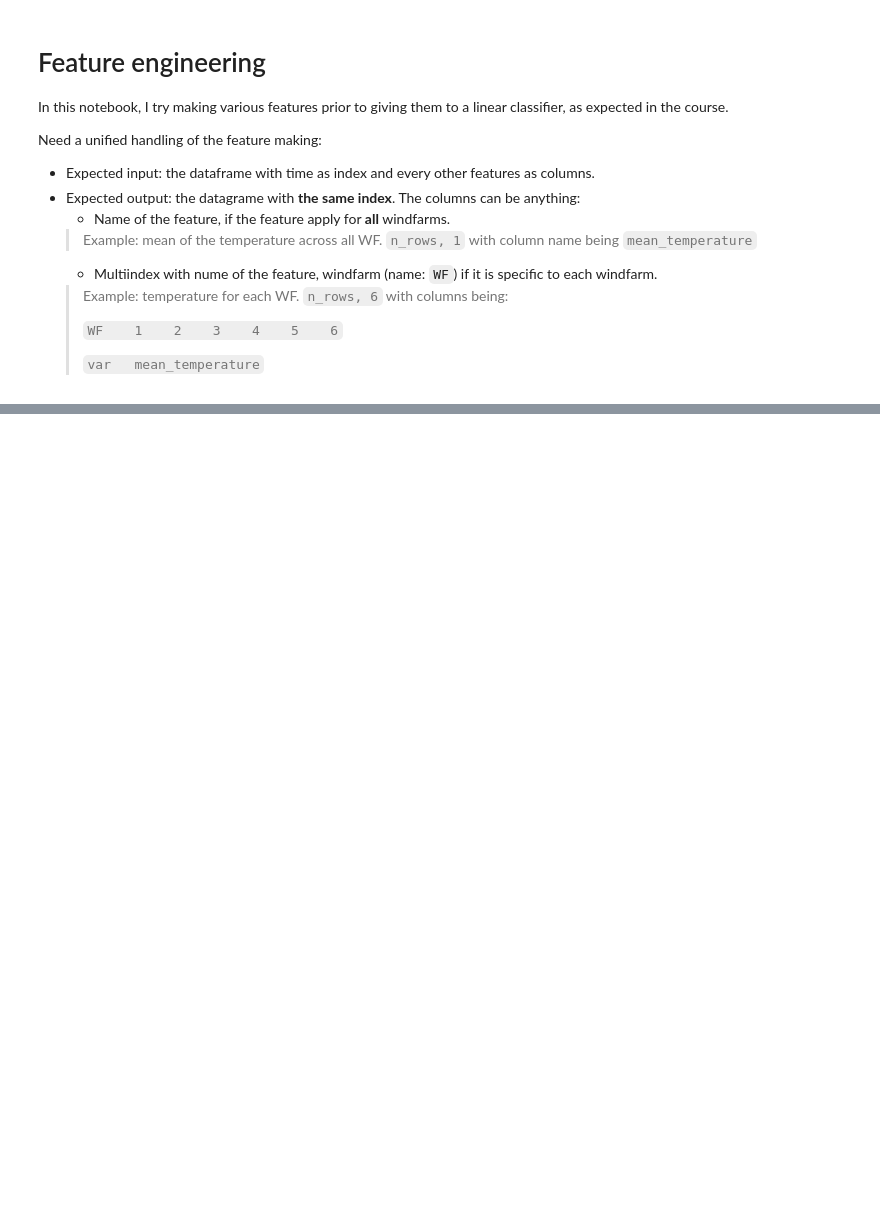
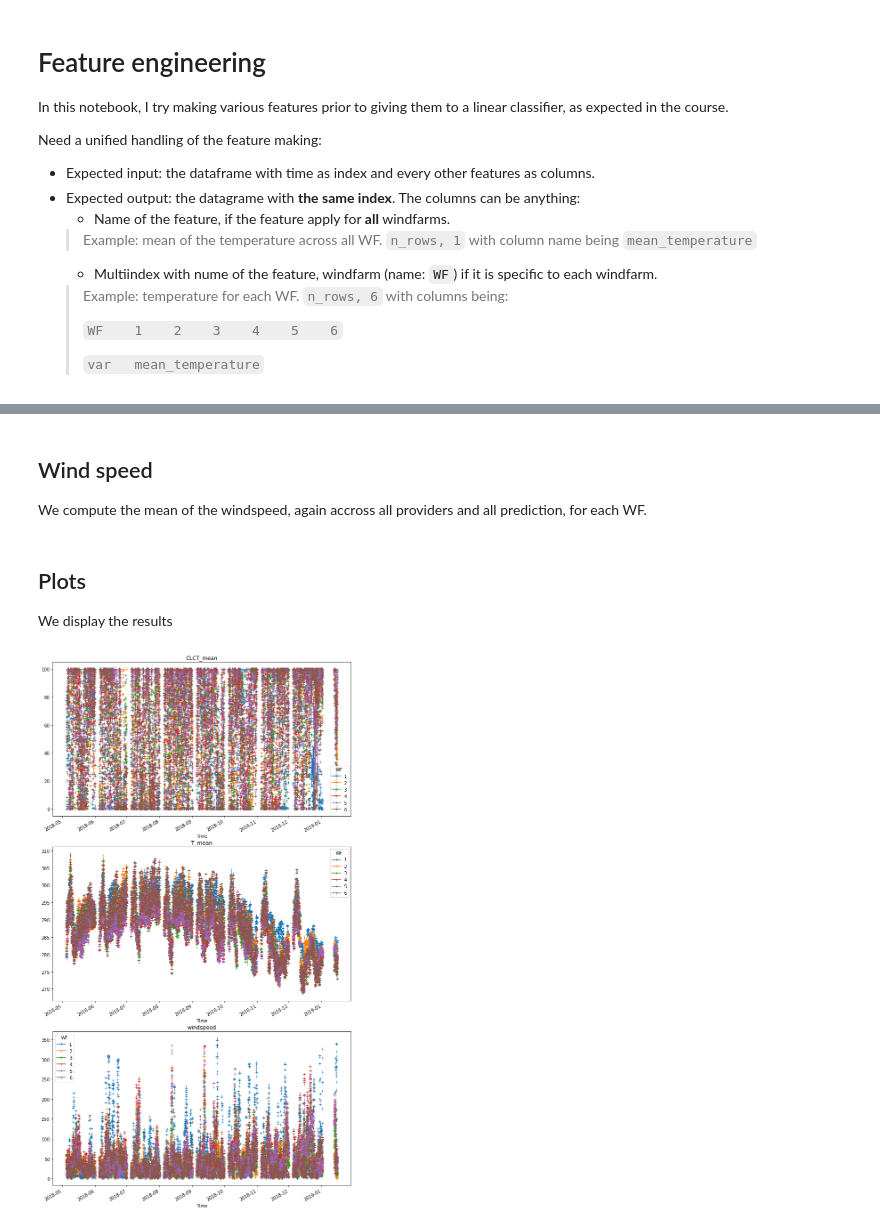
Before and after one commit to gaspardbb/astreos, a Jupyter notebook: feature_engineering.ipynb, the cells around one changed output, grey strips where cells are left out. Saved outputs shown, nothing was run; the diff lists cells and outputs as text; code cells hidden in the pictures; blank space fills up the shorter version.

Commit message:
Built features and display them.

```diff
--- a/feature_engineering.ipynb
+++ b/feature_engineering.ipynb
@@ -20,0 +21,31 @@ We start by simply taking the mean values for each windfarms.
+# %%
+import pandas as pd
+import matplotlib.pyplot as plt
+
+from features import mean_of_var, wind_speed
+from load_utils import load_train_data
+
+df = load_train_data()
+# %%
+means = []
+for var in ['T', 'CLCT']:
+    means.append(mean_of_var(df, var))
+# %% [markdown]
+## Wind speed
+
+We compute the mean of the windspeed, again accross all providers and all prediction, for each WF.
+# %%
+df_ws = wind_speed(df)
+# %% [markdown]
+## Plots
+
+We display the results
+# %%
+features = pd.concat(means + [df_ws])
+
+fig, axes = plt.subplots(len(features.columns.levels[1]), 1, figsize=(12, 24))
+for ax, var in zip(axes, features.columns.levels[1]):
+    features.xs(var, level='var', axis=1).plot(marker='+', ax=ax)
+    ax.set_title(var)
+# %% [output]
+[figure, added]
```
Also changed, not shown: parts of 1 cell of this notebook, 1 other file.
